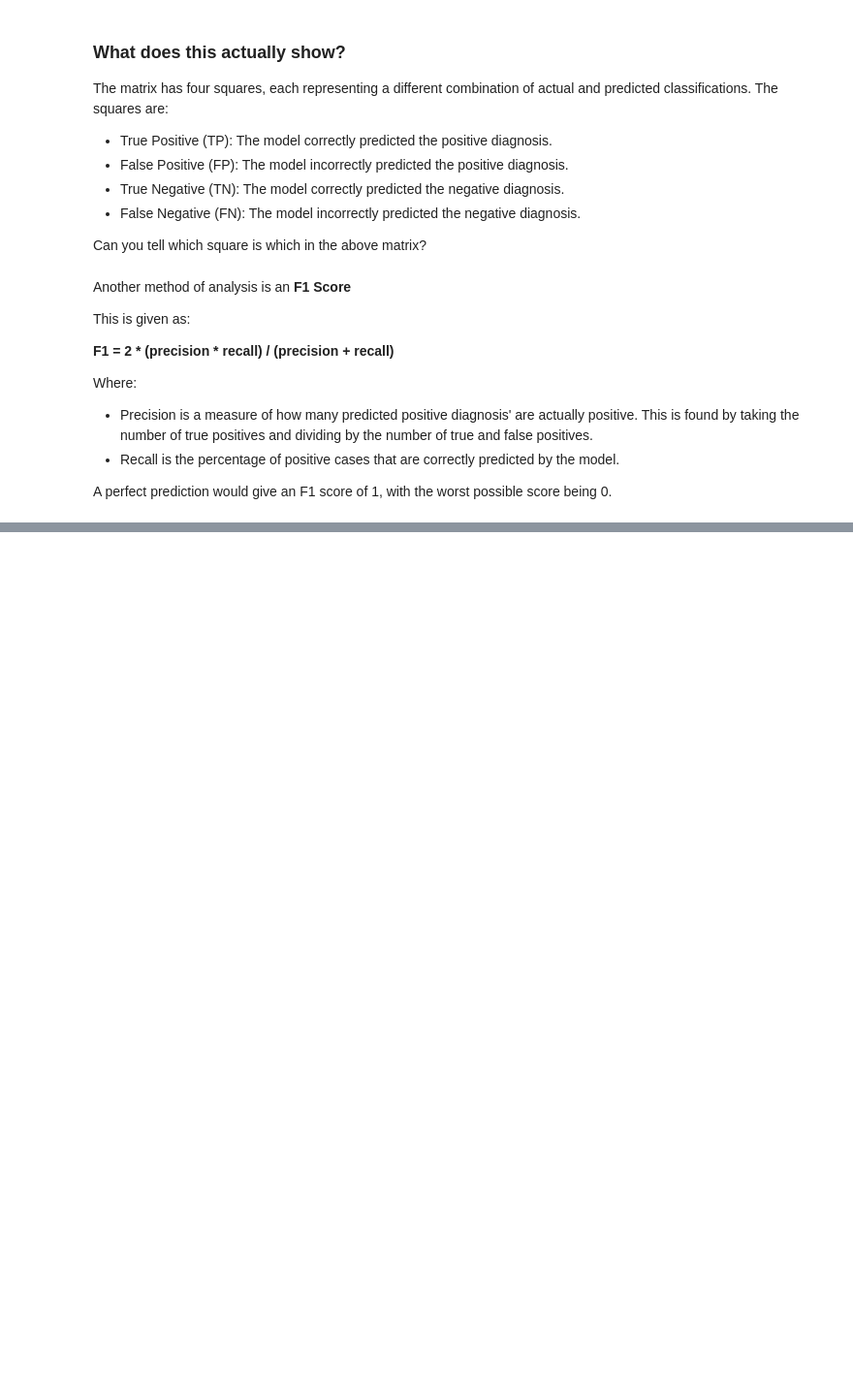
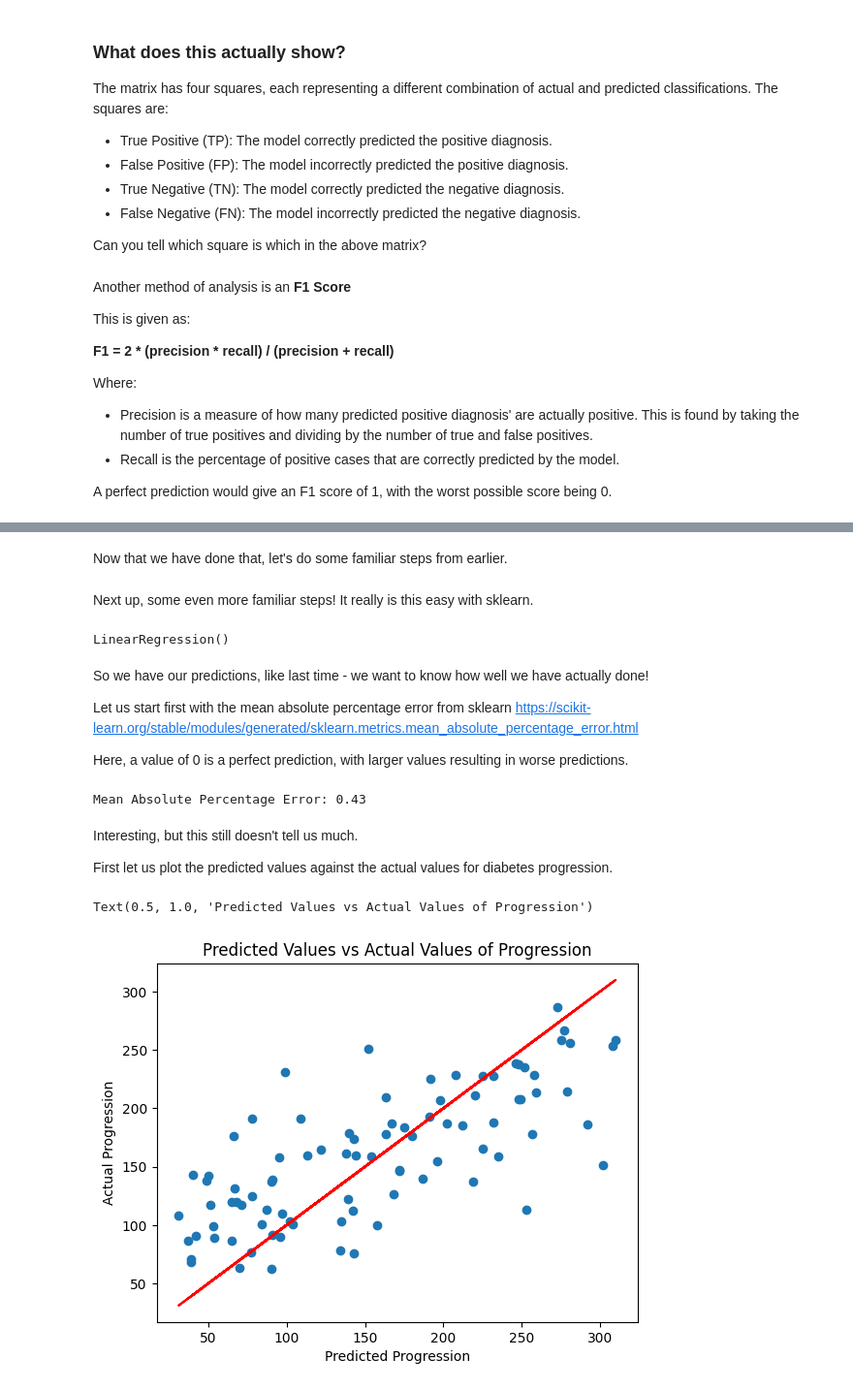
Before and after one commit to benWallace57/Instant_Training, a Jupyter notebook: training.ipynb, the cells around one changed output, grey strips where cells are left out. Shown at 97% size. Drawn from its saved outputs; the diff is of its cells as text; code cells hidden in the pictures; blank space fills up the shorter version.

```diff
--- a/training.ipynb
+++ b/training.ipynb
@@ -334,0 +439,4 @@ classification_model =
+# %%
+
+diabetes_X = diabetes_X.drop('s1', axis=1)
+display(diabetes_X)
@@ -334,0 +457,45 @@ classification_model =
+# %% [markdown]
+Now that we have done that, let's do some familiar steps from earlier.
+# %%
+from sklearn.model_selection import train_test_split
+
+# The following function splits our data randomly to test and training data.
+X_training, X_testing, y_training, y_testing = train_test_split(diabetes_X, diabetes_y, train_size=0.8)
+# %% [markdown]
+Next up, some even more familiar steps! It really is this easy with sklearn.
+# %%
+from sklearn.linear_model import LinearRegression
+
+regression_model = LinearRegression()
+
+regression_model.fit(X_training,y_training)
+# %% [output]
+LinearRegression()
+# %%
+y_predictions = regression_model.predict(X_testing)
+# %% [markdown]
+So we have our predictions, like last time - we want to know how well we have actually done!
+
+Let us start first with the mean absolute percentage error from sklearn https://scikit-learn.org/stable/modules/generated/sklearn.metrics.mean_absolute_percentage_error.html
+
+Here, a value of 0 is a perfect prediction, with larger values resulting in worse predictions.
+# %%
+from sklearn.metrics import mean_absolute_percentage_error
+
+mape = mean_absolute_percentage_error(y_testing, y_predictions)
+print(f"Mean Absolute Percentage Error: {mape:.2f}")
+# %% [output]
+Mean Absolute Percentage Error: 0.43
+# %% [markdown]
+Interesting, but this still doesn't tell us much.
+
+First let us plot the predicted values against the actual values for diabetes progression.
+# %%
+plt.scatter(y_testing, y_predictions)
+plt.plot(y_testing, y_testing,color='red')
+plt.xlabel("Predicted Progression")
+plt.ylabel("Actual Progression")
+plt.title("Predicted Values vs Actual Values of Progression")
+# %% [output]
+Text(0.5, 1.0, 'Predicted Values vs Actual Values of Progression')
+[figure, added]
```
Also changed, not shown: parts of 25 cells of this notebook, 2 other files.
